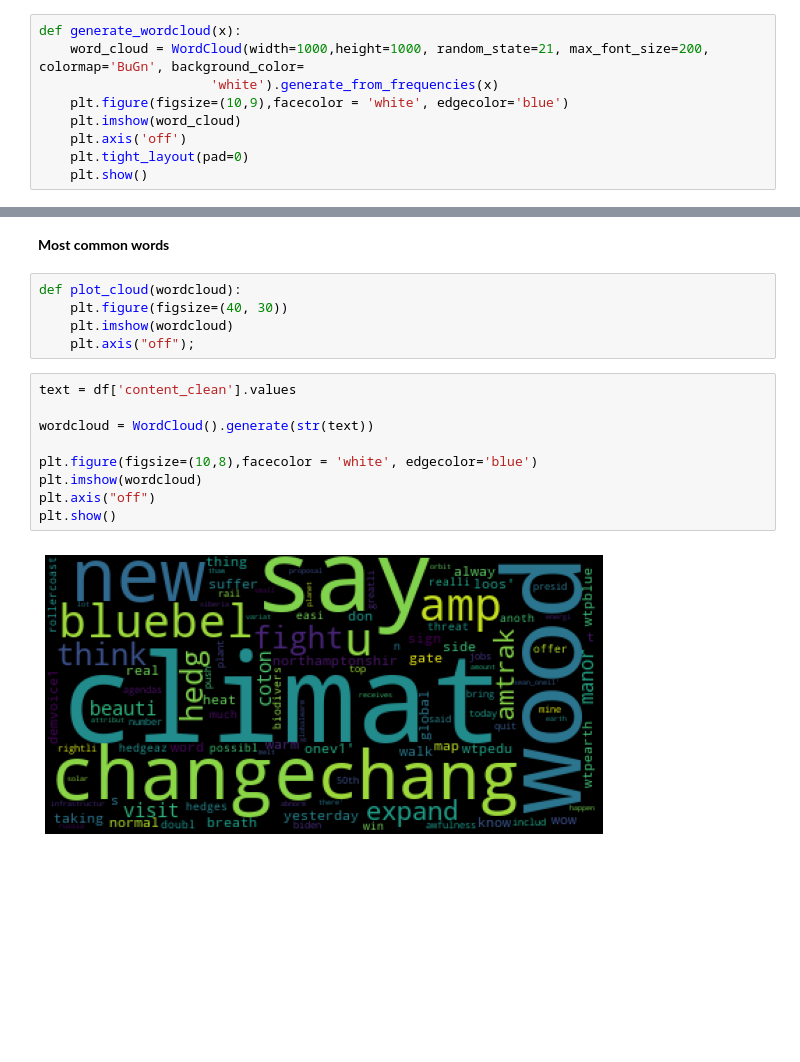
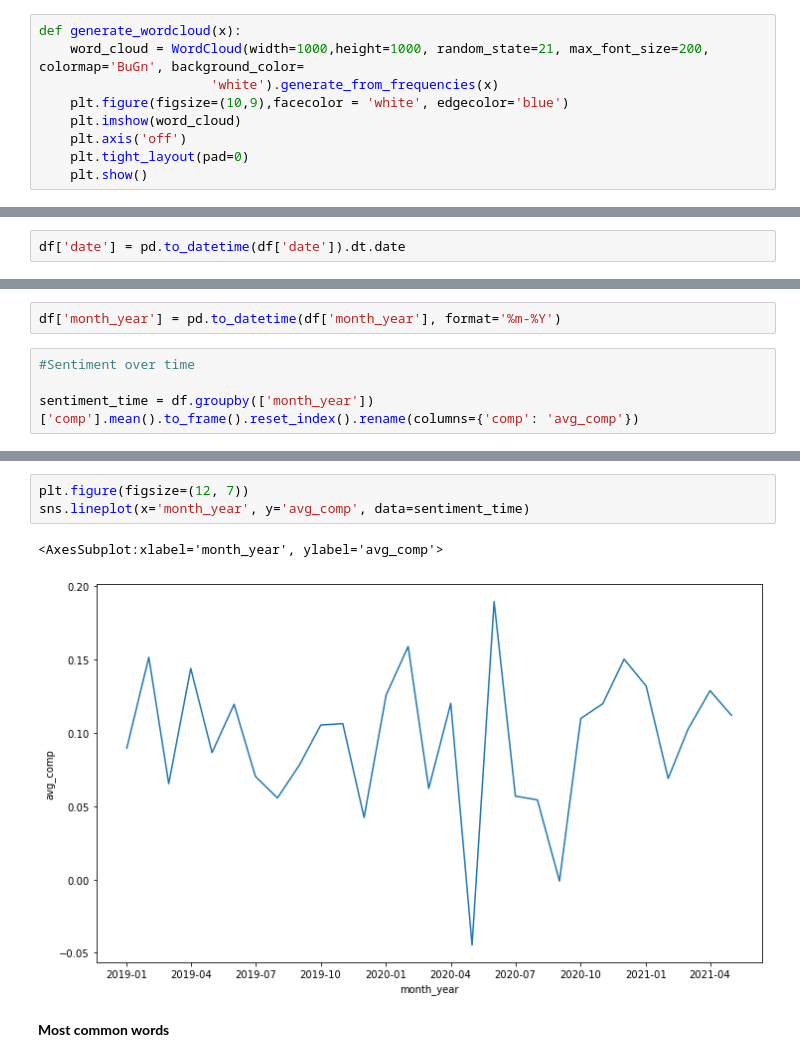
Before and after one commit to lisa-saunders/Twitter-Sentiment, a Jupyter notebook: Notebooks/3b_sentiment_EDA_geo.ipynb, the cells around one changed output, grey strips where cells are left out. Drawn from its saved outputs; the diff is of its cells as text; blank space fills up the shorter version.

```diff
--- a/Notebooks/3b_sentiment_EDA_geo.ipynb
+++ b/Notebooks/3b_sentiment_EDA_geo.ipynb
@@ -51,0 +113,2 @@ generate_wordcloud(mentions_popular)
+# %%
+df['date'] = pd.to_datetime(df['date']).dt.date
@@ -51,0 +122,6 @@ generate_wordcloud(mentions_popular)
+# %%
+df['month_year'] = pd.to_datetime(df['month_year'], format='%m-%Y')
+# %%
+#Sentiment over time
+
+sentiment_time = df.groupby(['month_year'])['comp'].mean().to_frame().reset_index().rename(columns={'comp': 'avg_comp'})
@@ -52,18 +148,8 @@ generate_wordcloud(mentions_popular)
+# %%
+plt.figure(figsize=(12, 7))
+sns.lineplot(x='month_year', y='avg_comp', data=sentiment_time)
+# %% [output]
+<AxesSubplot:xlabel='month_year', ylabel='avg_comp'>
+[figure, added]
 # %% [markdown]
 **Most common words**
-# %%
-def plot_cloud(wordcloud):
-    plt.figure(figsize=(40, 30))
-    plt.imshow(wordcloud)
-    plt.axis("off");
-# %%
-text = df['content_clean'].values
-
-wordcloud = WordCloud().generate(str(text))
-
-plt.figure(figsize=(10,8),facecolor = 'white', edgecolor='blue')
-plt.imshow(wordcloud)
-plt.axis("off")
-plt.show()
-# %% [output]
-[figure, removed]
```
Also changed, not shown: parts of 30 cells of this notebook, 3 other files.
